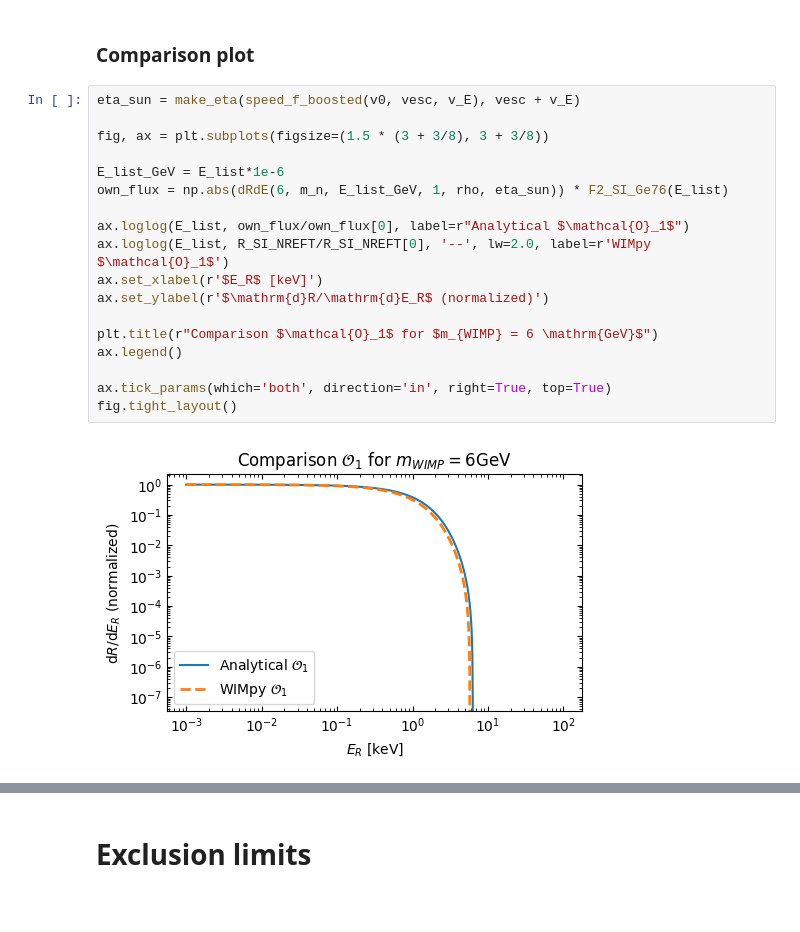
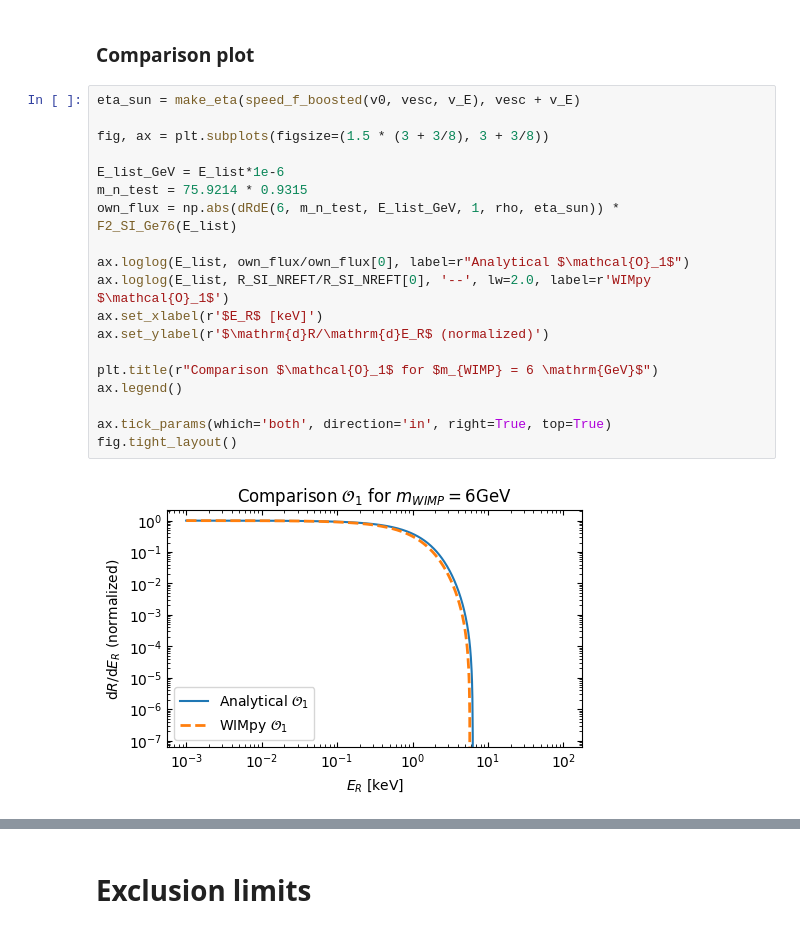
Before and after one commit to tiagocamison/WIMP-LEGEND, a Jupyter notebook: WIMP_O1_spectrum.ipynb, the cells around one changed output, grey strips where cells are left out. Drawn from its saved outputs; the diff is of its cells as text.

```diff
--- a/WIMP_O1_spectrum.ipynb
+++ b/WIMP_O1_spectrum.ipynb
@@ -311,20 +319,21 @@ fig.tight_layout()
 # %%
 eta_sun = make_eta(speed_f_boosted(v0, vesc, v_E), vesc + v_E)
 
 fig, ax = plt.subplots(figsize=(1.5 * (3 + 3/8), 3 + 3/8))
 
 E_list_GeV = E_list*1e-6
-own_flux = np.abs(dRdE(6, m_n, E_list_GeV, 1, rho, eta_sun)) * F2_SI_Ge76(E_list)
+m_n_test = 75.9214 * 0.9315
+own_flux = np.abs(dRdE(6, m_n_test, E_list_GeV, 1, rho, eta_sun)) * F2_SI_Ge76(E_list)
 
 ax.loglog(E_list, own_flux/own_flux[0], label=r"Analytical $\mathcal{O}_1$")
 ax.loglog(E_list, R_SI_NREFT/R_SI_NREFT[0], '--', lw=2.0, label=r'WIMpy $\mathcal{O}_1$')
 ax.set_xlabel(r'$E_R$ [keV]')
 ax.set_ylabel(r'$\mathrm{d}R/\mathrm{d}E_R$ (normalized)')
 
 plt.title(r"Comparison $\mathcal{O}_1$ for $m_{WIMP} = 6 \mathrm{GeV}$")
 ax.legend()
 
 ax.tick_params(which='both', direction='in', right=True, top=True)
 fig.tight_layout()
 # %% [output]
-[figure, old version]
+[figure, new version]
```
Also changed, not shown: parts of 17 cells of this notebook, 1 other file.
